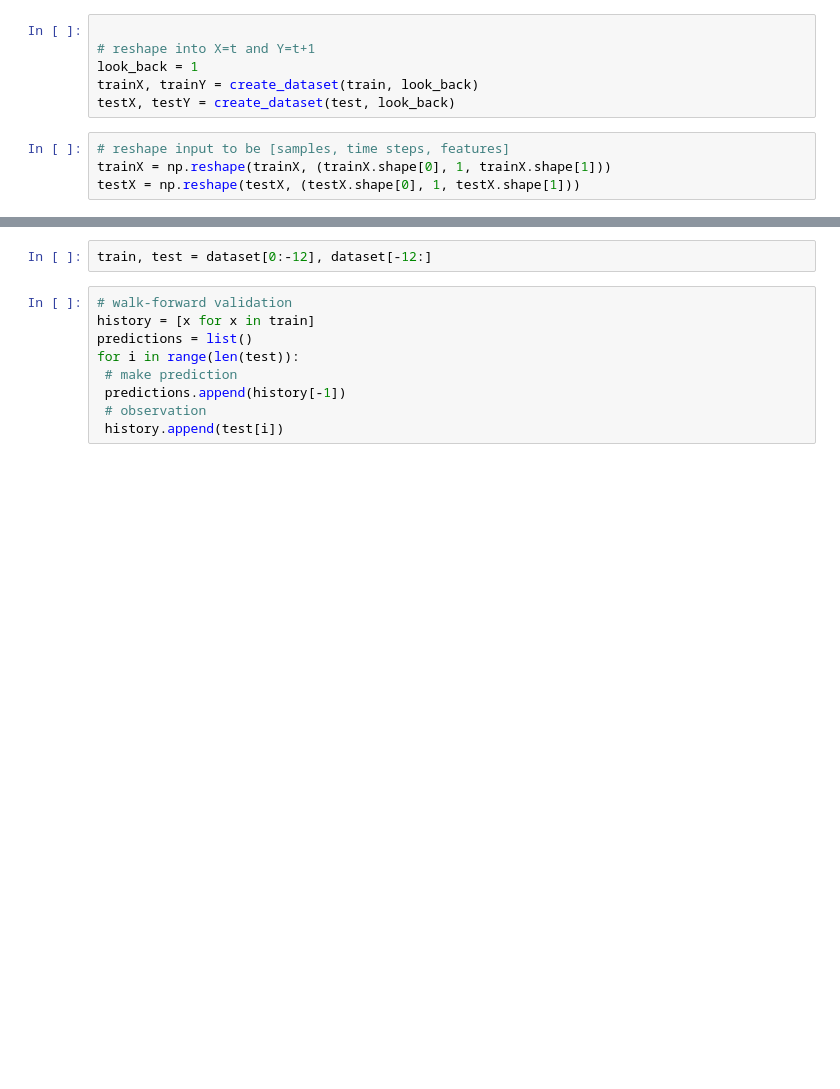
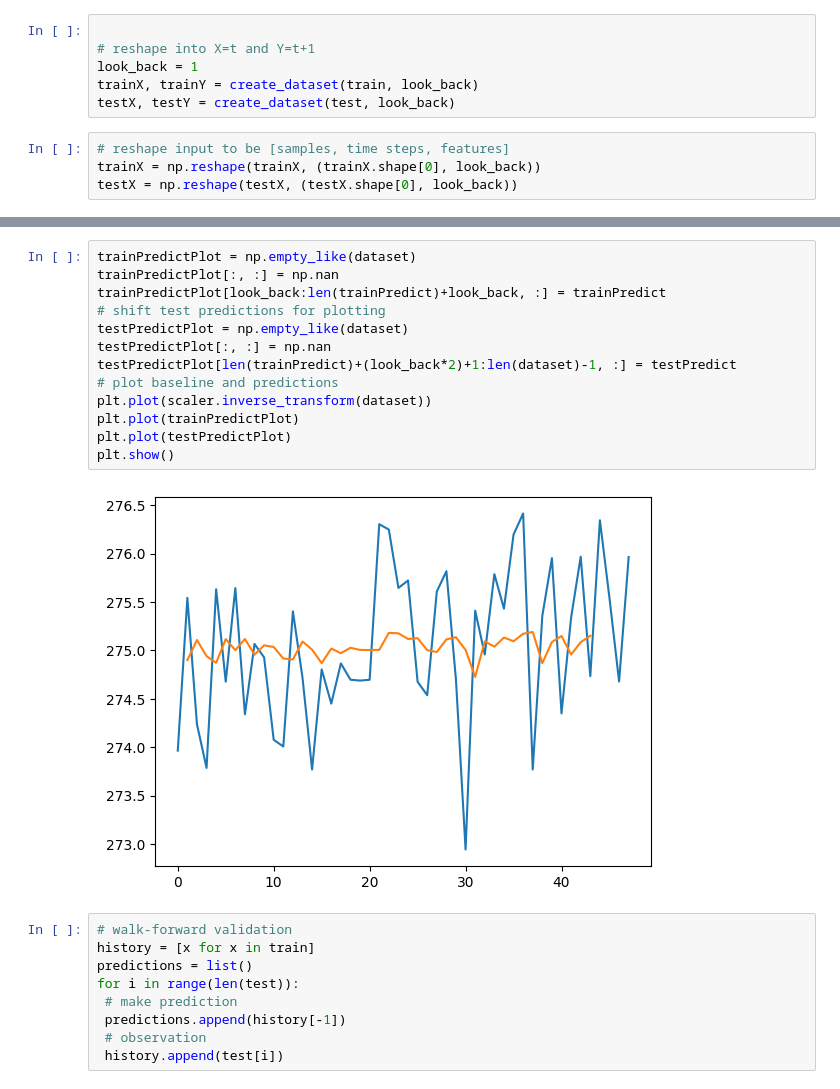
Before and after one commit to sam23121/energy_consumption, a Jupyter notebook: notebooks/time_series_with_LSTM.ipynb, the cells around one changed output, grey strips where cells are left out. Drawn from its saved outputs; the diff is of its cells as text; blank space fills up the shorter version.

```diff
--- a/notebooks/time_series_with_LSTM.ipynb
+++ b/notebooks/time_series_with_LSTM.ipynb
@@ -48,5 +60,5 @@ trainX, trainY = create_dataset(train, look_back)
 testX, testY = create_dataset(test, look_back)
 # %%
 # reshape input to be [samples, time steps, features]
-trainX = np.reshape(trainX, (trainX.shape[0], 1, trainX.shape[1]))
-testX = np.reshape(testX, (testX.shape[0], 1, testX.shape[1]))
+trainX = np.reshape(trainX, (trainX.shape[0], look_back))
+testX = np.reshape(testX, (testX.shape[0], look_back))
@@ -106,5 +119,18 @@ Test Score: 659.66 RMSE
-# %%
-train, test = dataset[0:-12], dataset[-12:]
+# %%
+trainPredictPlot = np.empty_like(dataset)
+trainPredictPlot[:, :] = np.nan
+trainPredictPlot[look_back:len(trainPredict)+look_back, :] = trainPredict
+# shift test predictions for plotting
+testPredictPlot = np.empty_like(dataset)
+testPredictPlot[:, :] = np.nan
+testPredictPlot[len(trainPredict)+(look_back*2)+1:len(dataset)-1, :] = testPredict
+# plot baseline and predictions
+plt.plot(scaler.inverse_transform(dataset))
+plt.plot(trainPredictPlot)
+plt.plot(testPredictPlot)
+plt.show()
+# %% [output]
+[figure, added]
 # %%
 # walk-forward validation
 history = [x for x in train]
```
Also changed, not shown: parts of 12 cells of this notebook, 7 other files.
